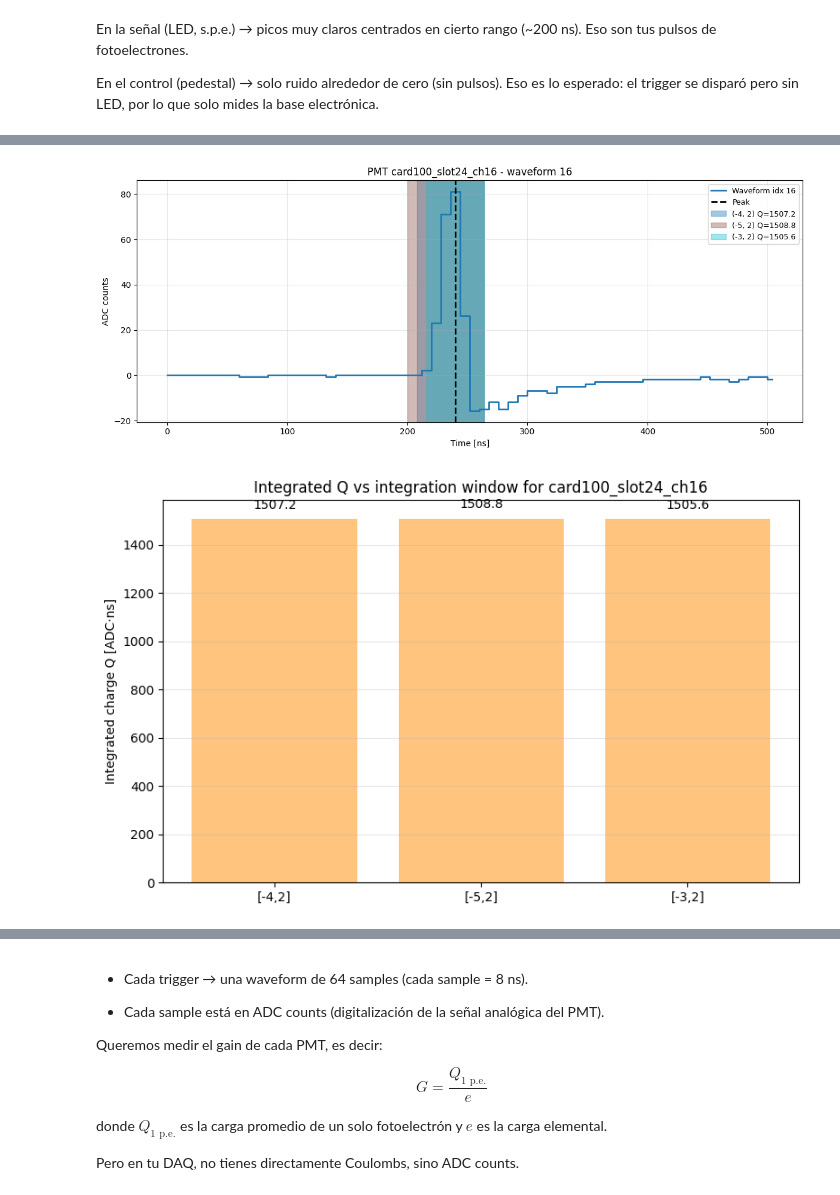
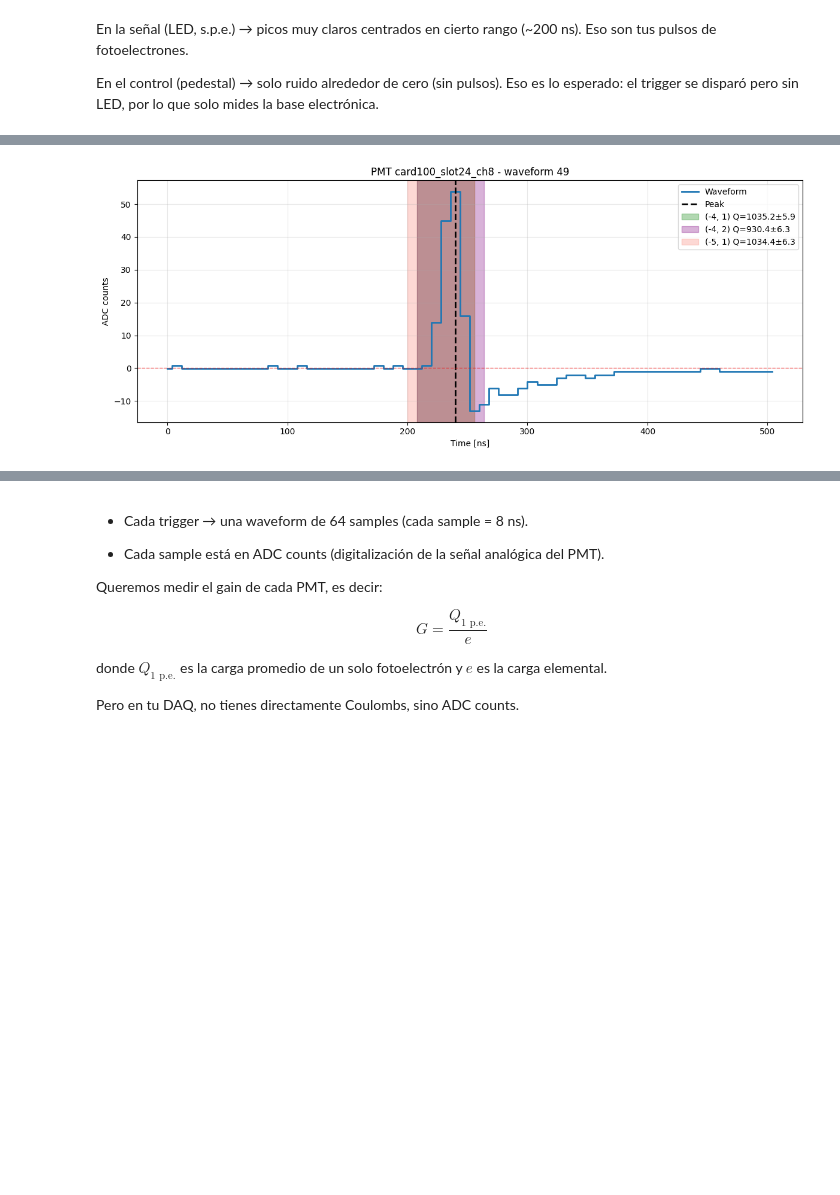
Before and after one commit to elenaramos44/WCTE-DataAnalysis-PIDcuts, a Jupyter notebook: MCDataComperison/CALIBRATION.ipynb, the cells around one changed output, grey strips where cells are left out. Cells and saved outputs as stored; diff of their text form; code cells hidden in the pictures; blank space fills up the shorter version.

```diff
--- a/MCDataComperison/CALIBRATION.ipynb
+++ b/MCDataComperison/CALIBRATION.ipynb
@@ -245,40 +291,33 @@ window       start   end  bins   Q [ADC·ns]
 # %%
-# --- Plot waveform with shaded windows ---
+candidate_windows = [(-4,2), (-5,1), (-4,1)]
+
+
+results_candidates = [r for r in results if r['window'] in candidate_windows]
+
 plt.figure(figsize=(12,5))
-plt.plot(time_axis, wf, drawstyle="steps-mid", lw=2, label=f"Waveform idx {wf_index}")
+plt.plot(time_axis, wf, drawstyle="steps-mid", lw=2, label=f"Waveform")
 plt.axvline(peak_idx*bin_width, color='k', ls='--', lw=2, label='Peak')
 
-colors = plt.cm.tab10(np.linspace(0,1,len(windows)))
-for r, c in zip(results, colors):
+
+color_map_fixed = {
+    (-4,2): 'purple',
+    (-5,1): 'salmon',
+    (-4,1): 'green'
+}
+
+for r in results_candidates:
     xs = time_axis[r['start']]
     xe = time_axis[r['end']-1] + bin_width
-    plt.axvspan(xs, xe, alpha=0.4, color=c, label=f"{r['window']} Q={r['Q']:.1f}")
+    plt.axvspan(xs, xe, alpha=0.3, color=color_map_fixed[r['window']],
+                label=f"{r['window']} Q={r['Q']:.1f}±{r['noise']:.1f}")
+    plt.axhline(0, color="red", linestyle = "--", lw=1, alpha=0.2)
 
 plt.xlabel("Time [ns]")
 plt.ylabel("ADC counts")
 plt.title(f"PMT {pmt_label} - waveform {wf_index}")
-plt.legend(fontsize=9)
+plt.legend(fontsize=10, ncol=1, frameon=True)
 plt.grid(alpha=0.3)
 plt.tight_layout()
 plt.show()
-
-# --- Bar plot Q vs window ---
-plt.figure(figsize=(8,5))
-labels = [f"[{w[0]},{w[1]}]" for w in windows]
-Qs = [r['Q'] for r in results]
-
-bars = plt.bar(labels, Qs, alpha=0.5, color='darkorange')
-
-# Añadir los valores de Q encima de cada barra
-for bar, Q in zip(bars, Qs):
-    plt.text(bar.get_x() + bar.get_width()/2, Q + 0.02*max(Qs), f"{Q:.1f}",
-             ha='center', va='bottom', fontsize=10)
-
-plt.ylabel("Integrated charge Q [ADC·ns]")
-plt.title(f"Integrated Q vs integration window for {pmt_label}")
-plt.grid(axis='y', alpha=0.3)
-plt.tight_layout()
-plt.show()
 # %% [output]
-[figure, old version]
+[figure, new version]
-[figure, removed]
```
Also changed, not shown: parts of 35 cells of this notebook, 1 other file.
